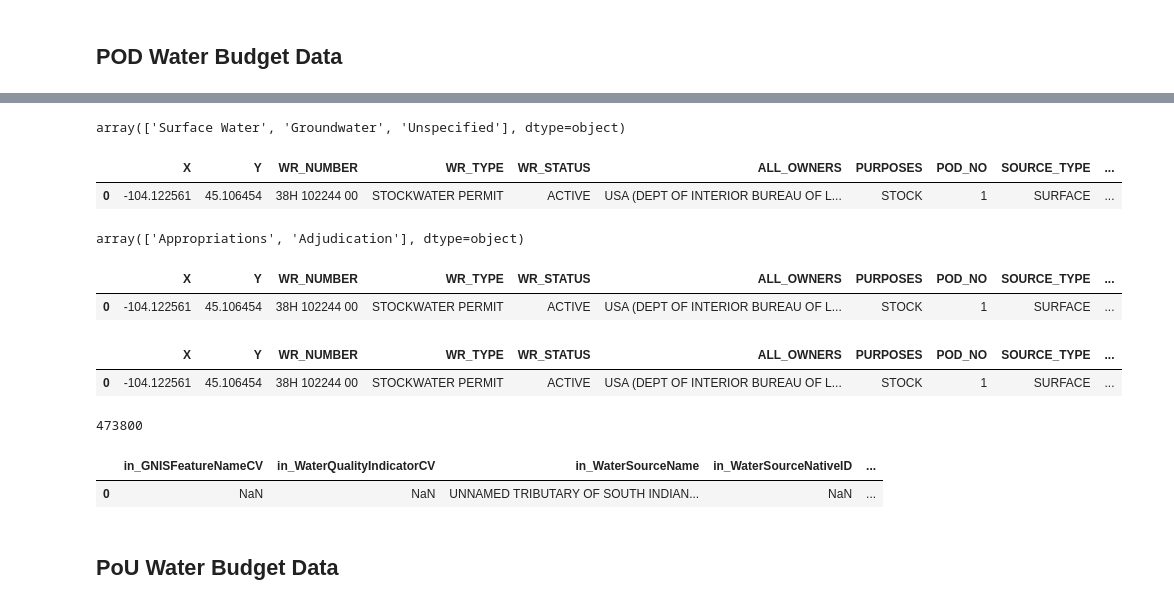
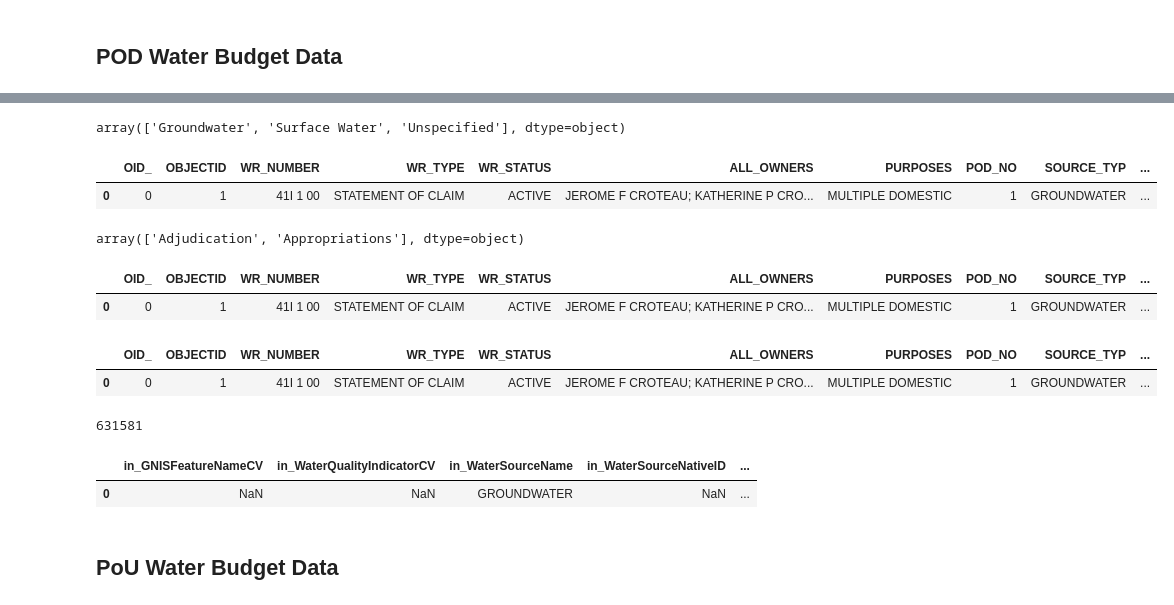
Before and after one commit to WSWCWaterDataExchange/MappingStatesDataToWaDE2.0, a Jupyter notebook: Montana/WaterAllocation/0_PreProcessMontanaWaterRightData.ipynb, the cells around one changed output, grey strips where cells are left out. Drawn from its saved outputs; the diff is of its cells as text; code cells hidden in the pictures.

Commit message:
MT wr update.
MT wr update.  New UUID format for all files.  Updated sites to better accomidate m-m with watersources.  Updated allocationamounts.  Moved input files to google drive.

```diff
--- a/Montana/WaterAllocation/0_PreProcessMontanaWaterRightData.ipynb
+++ b/Montana/WaterAllocation/0_PreProcessMontanaWaterRightData.ipynb
@@ -52,19 +52,19 @@ def retrieveWaterSourceTypeCV(colrowValue):
             outList = "Unspecified"
     return outList
 
-df['WaterSourceTypeCV'] = df.apply(lambda row: retrieveWaterSourceTypeCV(row['SOURCE_TYPE']), axis=1)
+df['WaterSourceTypeCV'] = df.apply(lambda row: retrieveWaterSourceTypeCV(row['SOURCE_TYP']), axis=1)
 df['WaterSourceTypeCV'].unique()
 # %% [output]
-array(['Surface Water', 'Groundwater', 'Unspecified'], dtype=object)
+array(['Groundwater', 'Surface Water', 'Unspecified'], dtype=object)
 # %%
 # Update datatype of Priority Date to fit WaDE 2.0 structure
 
-df['ENF_PRIORITY_DATE'] = pd.to_datetime(df['ENF_PRIORITY_DATE'])
-df['ENF_PRIORITY_DATE'] = pd.to_datetime(df["ENF_PRIORITY_DATE"].dt.strftime('%m/%d/%Y'))
+df['ENF_PRIORI'] = pd.to_datetime(df['ENF_PRIORI'])
+df['ENF_PRIORI'] = pd.to_datetime(df["ENF_PRIORI"].dt.strftime('%m/%d/%Y'))
 df.head(1)
 # %% [output]
-|  | X | Y | WR_NUMBER | WR_TYPE | WR_STATUS | ALL_OWNERS | PURPOSES | POD_NO | SOURCE_TYPE | ... |
-| 0 | -104.122561 | 45.106454 | 38H 102244 00 | STOCKWATER PERMIT | ACTIVE | USA (DEPT OF INTERIOR BUREAU OF L... | STOCK | 1 | SURFACE | ... |
+|  | OID_ | OBJECTID | WR_NUMBER | WR_TYPE | WR_STATUS | ALL_OWNERS | PURPOSES | POD_NO | SOURCE_TYP | ... |
+| 0 | 0 | 1 | 41I 1 00 | STATEMENT OF CLAIM | ACTIVE | JEROME F CROTEAU; KATHERINE P CRO... | MULTIPLE DOMESTIC | 1 | GROUNDWATER | ... |
 # %%
 # Creating easy MethodTypeCV retreival for AllocationsAmounts_fact sheet.
 
@@ -81,10 +81,10 @@ def createMethodTypeCV(colrowValue):
             outList = "Appropriations"
     return outList
 
-df['MethodTypeCV'] = df.apply(lambda row: createMethodTypeCV(row['ENF_PRIORITY_DATE']), axis=1)
+df['MethodTypeCV'] = df.apply(lambda row: createMethodTypeCV(row['ENF_PRIORI']), axis=1)
 df['MethodTypeCV'].unique()
 # %% [output]
-array(['Appropriations', 'Adjudication'], dtype=object)
+array(['Adjudication', 'Appropriations'], dtype=object)
 # %%
 # Creating TimeframeStart.
 # Spliting string, returning WaDE friendly format.
@@ -115,11 +115,11 @@ def createTimeframeStart(ColRowVal):
     outlist = month + day
     return outlist
 
-df['TimeframeStart'] = df.apply(lambda row: createTimeframeStart(row['PER_DIV_BGN_DT']), axis=1)
+df['TimeframeStart'] = df.apply(lambda row: createTimeframeStart(row['PER_DIV_BG']), axis=1)
 df.head(1)
 # %% [output]
-|  | X | Y | WR_NUMBER | WR_TYPE | WR_STATUS | ALL_OWNERS | PURPOSES | POD_NO | SOURCE_TYPE | ... |
-| 0 | -104.122561 | 45.106454 | 38H 102244 00 | STOCKWATER PERMIT | ACTIVE | USA (DEPT OF INTERIOR BUREAU OF L... | STOCK | 1 | SURFACE | ... |
+|  | OID_ | OBJECTID | WR_NUMBER | WR_TYPE | WR_STATUS | ALL_OWNERS | PURPOSES | POD_NO | SOURCE_TYP | ... |
+| 0 | 0 | 1 | 41I 1 00 | STATEMENT OF CLAIM | ACTIVE | JEROME F CROTEAU; KATHERINE P CRO... | MULTIPLE DOMESTIC | 1 | GROUNDWATER | ... |
 # %%
 # Creating TimeframeEnd.
 # Spliting string, returning WaDE friendly format.
@@ -150,11 +150,11 @@ def createTimeframeEnd(ColRowVal):
     outlist = month + day
     return outlist
 
-df['TimeframeEnd'] = df.apply(lambda row: createTimeframeEnd(row['PER_DIV_END_DT']), axis=1)
+df['TimeframeEnd'] = df.apply(lambda row: createTimeframeEnd(row['PER_DIV_EN']), axis=1)
 df.head(1)
 # %% [output]
-|  | X | Y | WR_NUMBER | WR_TYPE | WR_STATUS | ALL_OWNERS | PURPOSES | POD_NO | SOURCE_TYPE | ... |
-| 0 | -104.122561 | 45.106454 | 38H 102244 00 | STOCKWATER PERMIT | ACTIVE | USA (DEPT OF INTERIOR BUREAU OF L... | STOCK | 1 | SURFACE | ... |
+|  | OID_ | OBJECTID | WR_NUMBER | WR_TYPE | WR_STATUS | ALL_OWNERS | PURPOSES | POD_NO | SOURCE_TYP | ... |
+| 0 | 0 | 1 | 41I 1 00 | STATEMENT OF CLAIM | ACTIVE | JEROME F CROTEAU; KATHERINE P CRO... | MULTIPLE DOMESTIC | 1 | GROUNDWATER | ... |
 # %%
 #Creating the output Dataframe for PODs.
 
@@ -164,27 +164,27 @@ dfPOD = pd.DataFrame(columns=columnsList)
 dfPOD["in_MethodTypeCV"] = df['MethodTypeCV']
 
 # Water Source
-dfPOD["in_WaterSourceName"] = df['SOURCE_NAME']
+dfPOD["in_WaterSourceName"] = df['SOURCE_NAM']
 dfPOD["in_WaterSourceTypeCV"] = df['WaterSourceTypeCV']
 
 # Site
 dfPOD["in_CoordinateAccuracy"] = "Unspecified"
 dfPOD["in_CoordinateMethodCV"] = "Unspecified"
-dfPOD["in_County"] = df['LLDS_COUNTY_NAME']
+dfPOD["in_County"] = df['LLDS_COUNT']
 dfPOD["in_HUC12"] = df['HUC_12']
-dfPOD["in_Latitude"] = df['Y']
-dfPOD["in_Longitude"] = df['X']
+dfPOD["in_Latitude"] = df['Lat']
+dfPOD["in_Longitude"] = df['Long']
 dfPOD["in_PODorPOUSite"] = "POD"
 dfPOD["in_SiteName"] = df['DITCH_NAME']
-dfPOD["in_SiteNativeID"] = df['PODV_ID_SEQ']
-dfPOD["in_SiteTypeCV"] = df['MEANS_OF_DIV']
+dfPOD["in_SiteNativeID"] = df['PODV_ID_SE']
+dfPOD["in_SiteTypeCV"] = df['MEANS_OF_D']
 
 # Allocation
 dfPOD["in_AllocationFlow_CFS"] = df['FLW_RT_CFS']
 dfPOD["in_AllocationLegalStatusCV"] = df['WR_STATUS']
 dfPOD["in_AllocationNativeID"] = df['WR_NUMBER']
 dfPOD["in_AllocationOwner"] = df['ALL_OWNERS']
-dfPOD["in_AllocationPriorityDate"] = df['ENF_PRIORITY_DATE']
+dfPOD["in_AllocationPriorityDate"] = df['ENF_PRIORI']
 dfPOD["in_AllocationTimeframeEnd"] = df['TimeframeEnd']
 dfPOD["in_AllocationTimeframeStart"] = df['TimeframeStart']
 dfPOD["in_AllocationTypeCV"] = df['WR_TYPE']
@@ -196,6 +196,6 @@ dfPOD["in_IrrigatedAcreage"] = df['MAX_ACRES']
 print(len(dfPOD))
 dfPOD.head(1)
 # %% [output]
-473800
+631581
 |  | in_GNISFeatureNameCV | in_WaterQualityIndicatorCV | in_WaterSourceName | in_WaterSourceNativeID | ... |
-| 0 | NaN | NaN | UNNAMED TRIBUTARY OF SOUTH INDIAN... | NaN | ... |
+| 0 | NaN | NaN | GROUNDWATER | NaN | ... |
```
Also changed, not shown: parts of 8 cells of this notebook, 46 other files.
